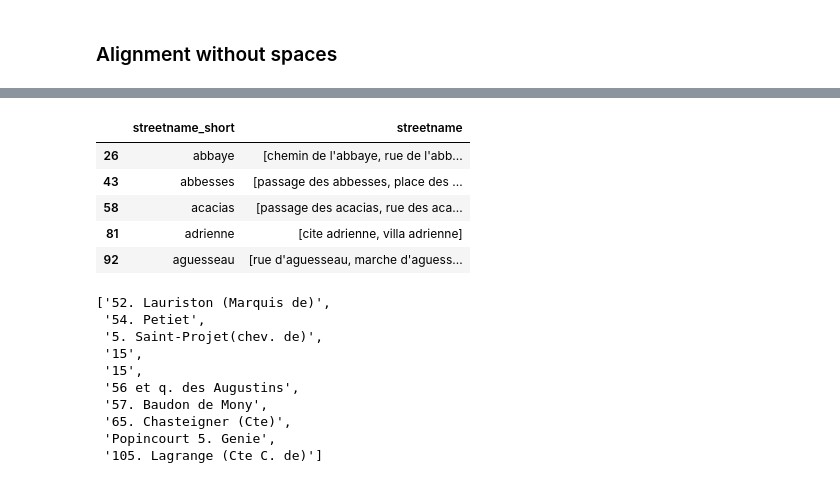
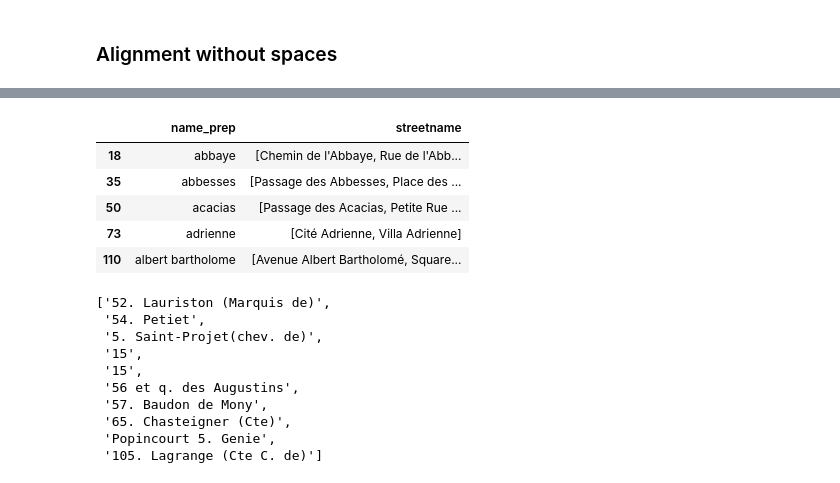
Before and after one commit to leamarxen/Paris_City_Project, a Jupyter notebook: Alignment.ipynb, the cells around one changed output, grey strips where cells are left out. Cells and saved outputs as stored; diff of their text form; code cells hidden in the pictures.

```diff
--- a/Alignment.ipynb
+++ b/Alignment.ipynb
@@ -144,9 +153,9 @@ Counter([x for x in not_aligned["street"] if "." in x]).most_common(100)
 # %%
 replace_spaces = {"\ ":"", "\|":"", "\.":"", "\:":"", "\'":""}
 not_aligned["no_spaces"] = not_aligned["street"].replace(replace_spaces, regex=True)
-streets["no_spaces_long"] = streets["streetname"].replace(replace_spaces, regex=True)
-unique_short_s["no_spaces_short"] = unique_short_s["streetname_short"].replace(replace_spaces, regex=True)
-non_unique_short_s["no_spaces_short"] = non_unique_short_s["streetname_short"].replace(replace_spaces, regex=True)
+streets["no_spaces_long"] = streets["streetname_prep"].replace(replace_spaces, regex=True)
+unique_short_s["no_spaces_short"] = unique_short_s["name_prep"].replace(replace_spaces, regex=True)
+non_unique_short_s["no_spaces_short"] = non_unique_short_s["name_prep"].replace(replace_spaces, regex=True)
 # %%
 not_aligned.head(5)
 # %% [output]
@@ -235,12 +234,12 @@ long_aligned[["Nom", "Métier", "Rue", "Numéro", "source", "streetname", "no_sp
 # %%
-non_unique_short_s[["streetname_short", "streetname"]].head(5)
+non_unique_short_s[["name_prep", "streetname"]].head(5)
 # %% [output]
-|  | streetname_short | streetname |
-| 26 | abbaye | [chemin de l'abbaye, rue de l'abb... |
-| 43 | abbesses | [passage des abbesses, place des ... |
-| 58 | acacias | [passage des acacias, rue des aca... |
-| 81 | adrienne | [cite adrienne, villa adrienne] |
-| 92 | aguesseau | [rue d'aguesseau, marche d'aguess... |
+|  | name_prep | streetname |
+| 18 | abbaye | [Chemin de l'Abbaye, Rue de l'Abb... |
+| 35 | abbesses | [Passage des Abbesses, Place des ... |
+| 50 | acacias | [Passage des Acacias, Petite Rue ... |
+| 73 | adrienne | [Cité Adrienne, Villa Adrienne] |
+| 110 | albert bartholome | [Avenue Albert Bartholomé, Square... |
 # %%
 [x for x in not_aligned["Rue"] if ("5" in x)][10:20]
 # %% [output]
```
Also changed, not shown: parts of 35 cells of this notebook, 1 other file.
